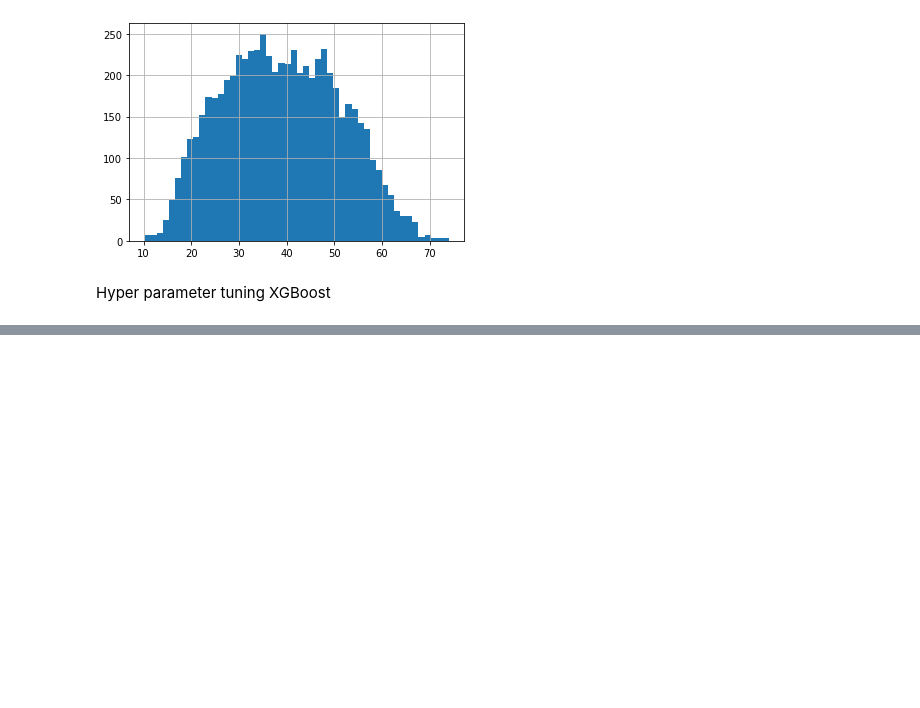
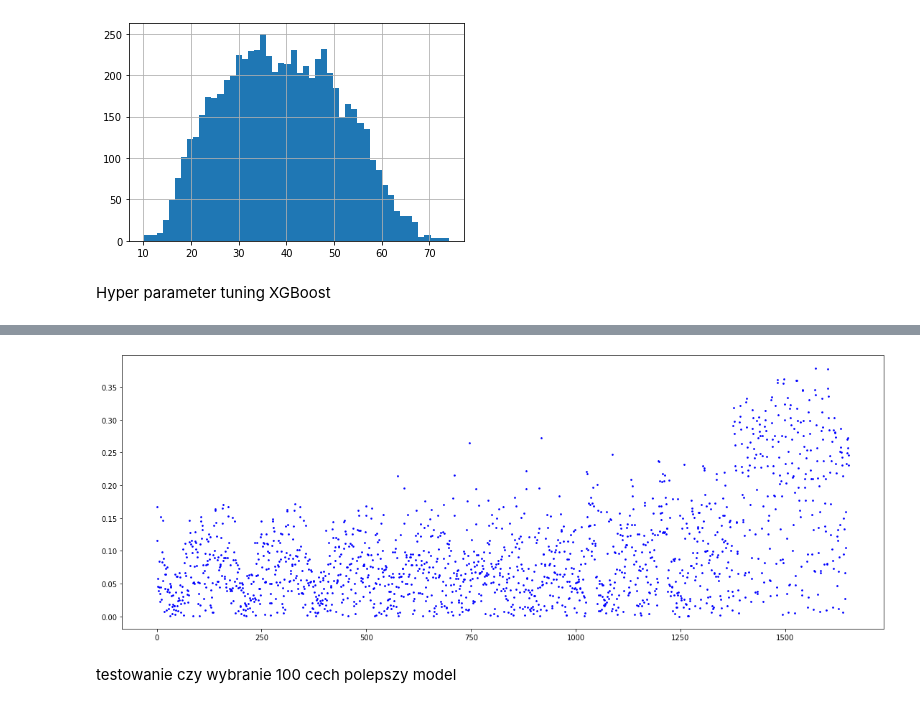
Before and after one commit to center4ml/EEG_age, a Jupyter notebook: models_EEG.ipynb, the cells around one changed output, grey strips where cells are left out. Drawn from its saved outputs; the diff is of its cells as text; code cells hidden in the pictures; blank space fills up the shorter version.

Commit message:
updating models notebook

```diff
--- a/models_EEG.ipynb
+++ b/models_EEG.ipynb
@@ -911,0 +1130,8 @@ KeyboardInterrupt:
+# %%
+plt.figure(figsize=(19, 7))
+plt.scatter(df_y_corr['id'], df_y_corr['y'], label='scatter', color='b', s=3)
+plt.show()
+# %% [output]
+[figure, added]
+# %% [markdown]
+testowanie czy wybranie 100 cech polepszy model
```
Also changed, not shown: parts of 135 cells of this notebook.
